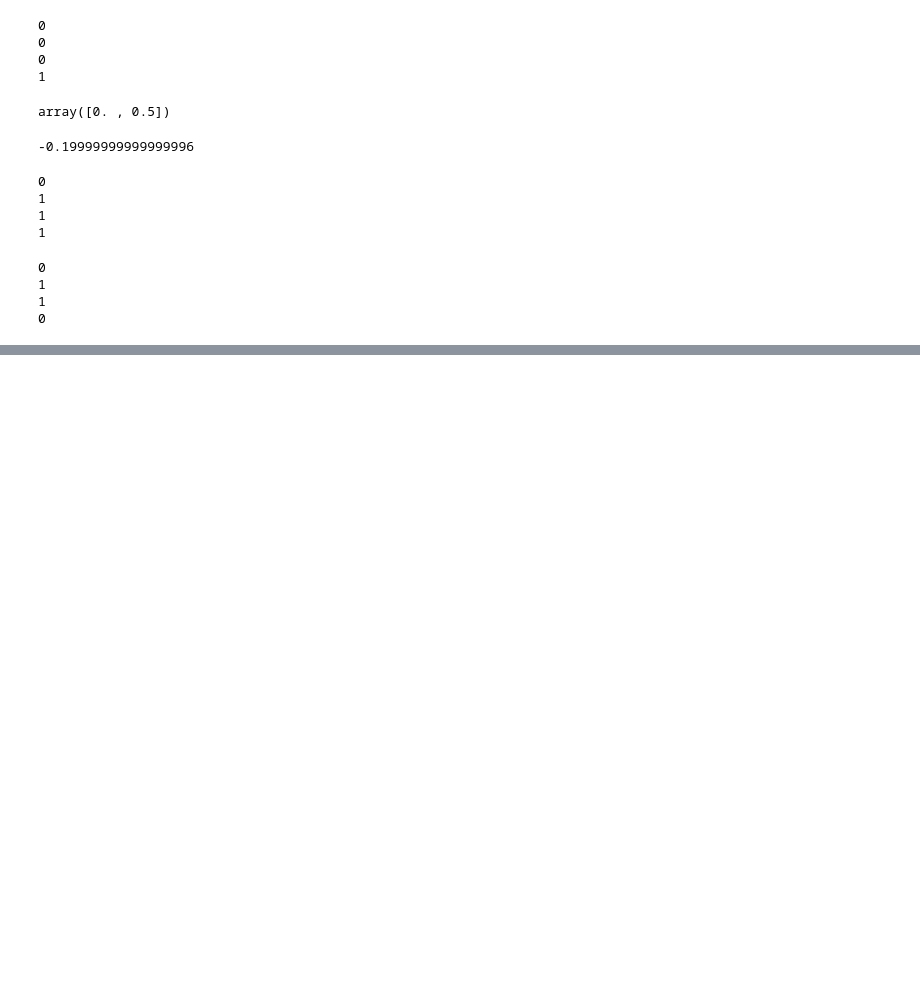
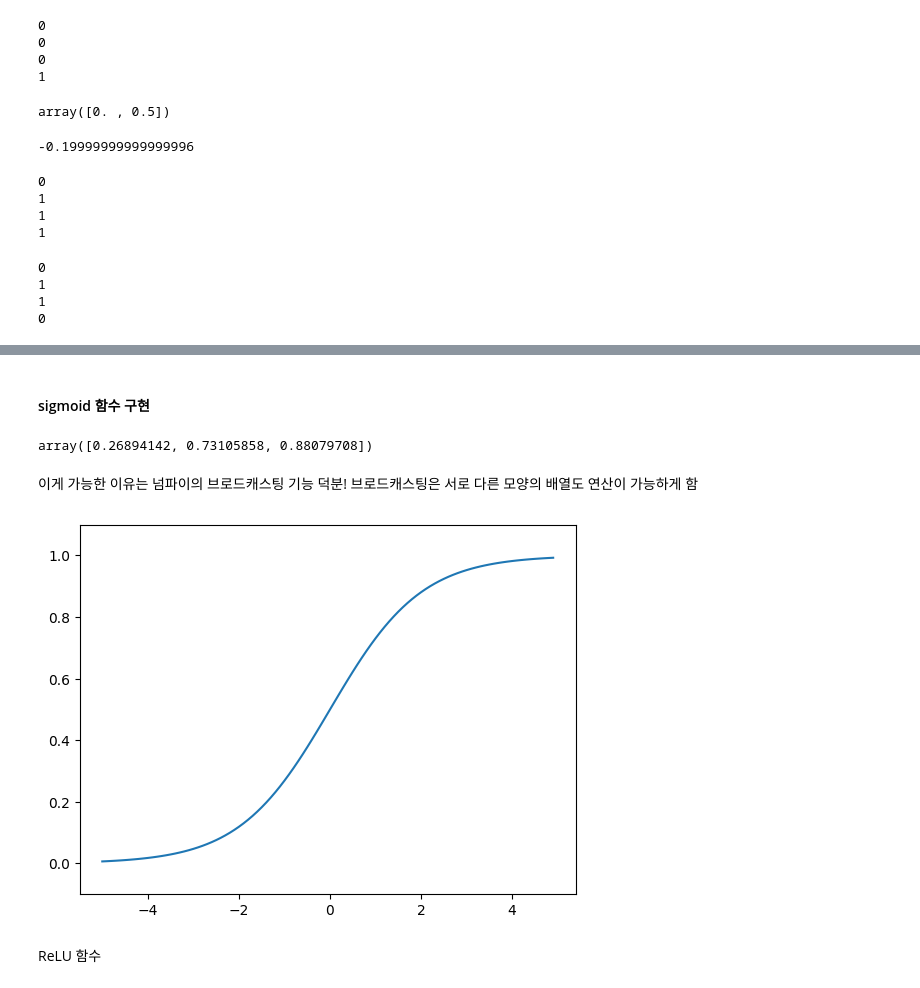
Before and after one commit to DelosIndustry/My-Deep-Learning-from-Scratch, a Jupyter notebook: DLfromScratch_no1.ipynb, the cells around one changed output, grey strips where cells are left out. Saved outputs shown, nothing was run; the diff lists cells and outputs as text; code cells hidden in the pictures; blank space fills up the shorter version.

```diff
--- a/DLfromScratch_no1.ipynb
+++ b/DLfromScratch_no1.ipynb
@@ -90,0 +135,22 @@ print(XOR(1, 1))
+# %% [markdown]
+#### sigmoid 함수 구현
+# %%
+def sigmoid(x):
+    return 1 / (1 + np.exp(-x))
+# %%
+x = np.array([-1.0, 1.0, 2.0])
+sigmoid(x)
+# %% [output]
+array([0.26894142, 0.73105858, 0.88079708])
+# %% [markdown]
+이게 가능한 이유는 넘파이의 브로드캐스팅 기능 덕분! 브로드캐스팅은 서로 다른 모양의 배열도 연산이 가능하게 함
+# %%
+x = np.arange(-5.0, 5.0, 0.1)
+y = sigmoid(x)
+plt.plot(x, y)
+plt.ylim(-0.1, 1.1)
+plt.show()
+# %% [output]
+[figure, added]
+# %% [markdown]
+ReLU 함수
```
Also changed, not shown: parts of 64 cells of this notebook, 3 other files.
